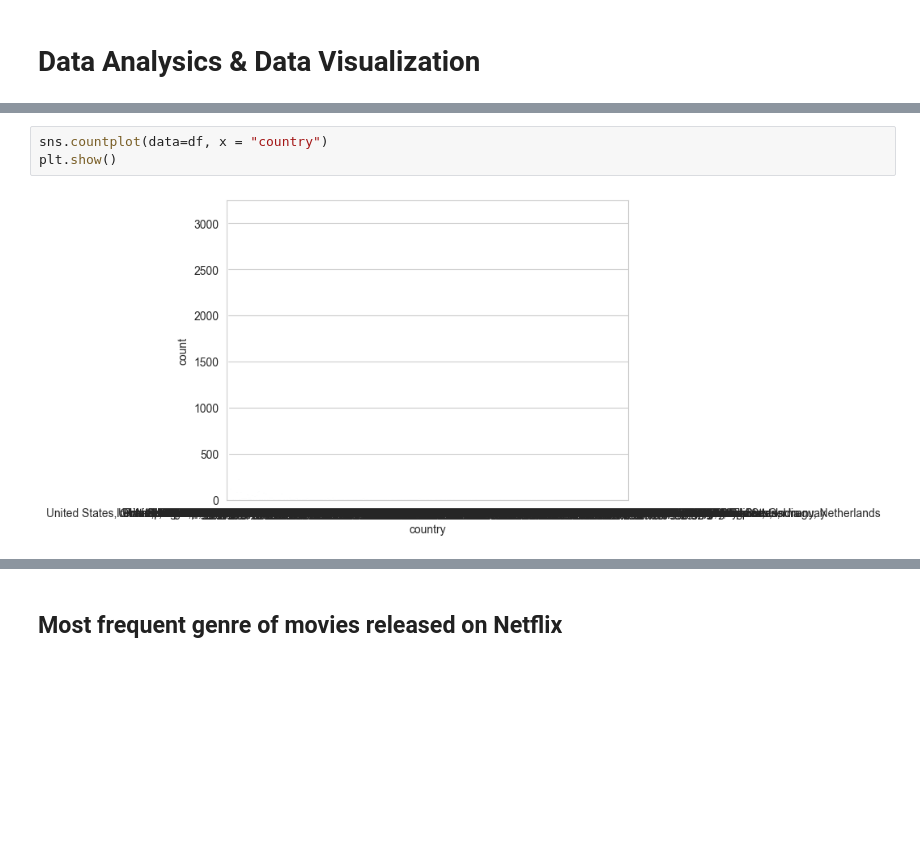
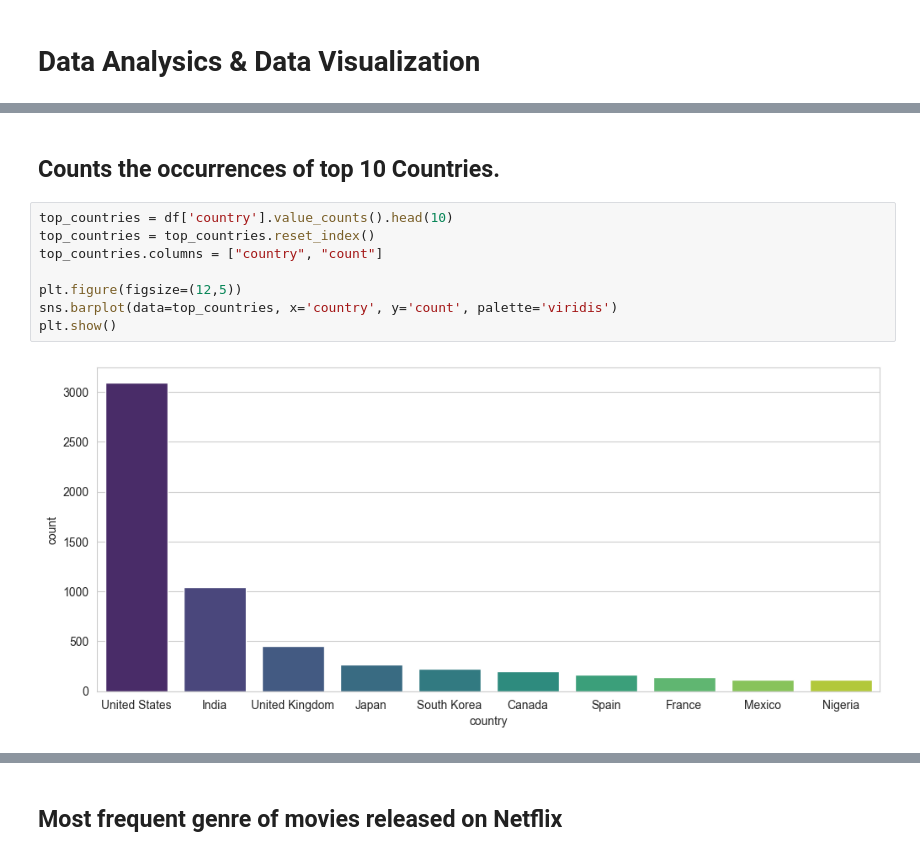
Before and after one commit to AftabQuant/Data-Analysis-Project, a Jupyter notebook: Netflix Analysis Project With Dashboard/Netflix Movie Data Analysis.ipynb, the cells around one changed output, grey strips where cells are left out. Cells and saved outputs as stored; diff of their text form; blank space fills up the shorter version.

```diff
--- a/Netflix Analysis Project With Dashboard/Netflix Movie Data Analysis.ipynb
+++ b/Netflix Analysis Project With Dashboard/Netflix Movie Data Analysis.ipynb
@@ -151,5 +139,12 @@ plt.show()
+# %% [markdown]
+## Counts the occurrences of top 10 Countries.
 # %%
-sns.countplot(data=df, x = "country")
+top_countries = df['country'].value_counts().head(10)
+top_countries = top_countries.reset_index()
+top_countries.columns = ["country", "count"]
+
+plt.figure(figsize=(12,5))
+sns.barplot(data=top_countries, x='country', y='count', palette='viridis')
 plt.show()
 # %% [output]
-[figure, old version]
+[figure, new version]
```
Also changed, not shown: parts of 7 cells of this notebook.
